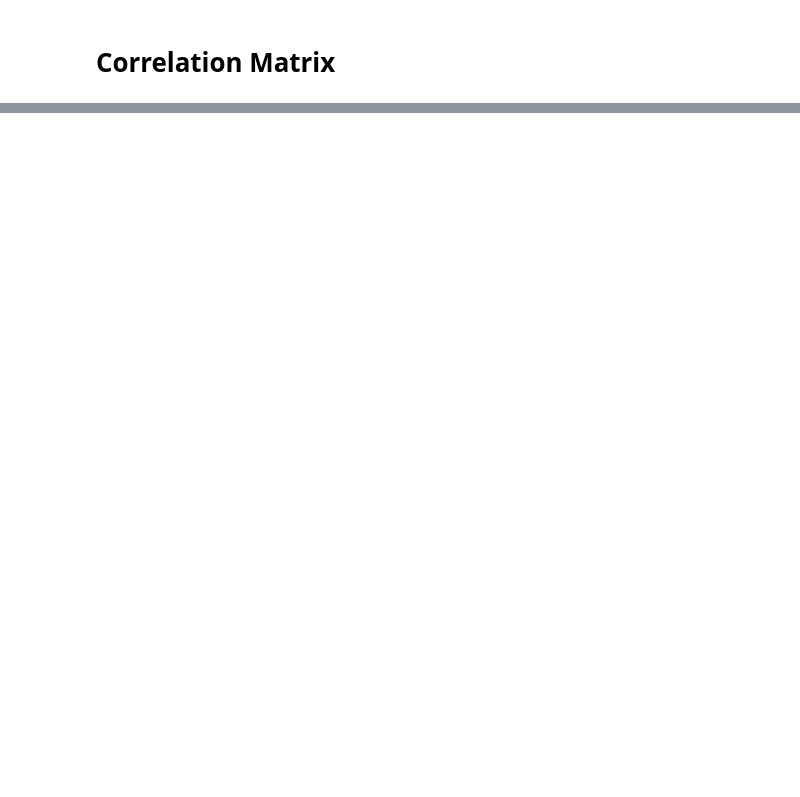
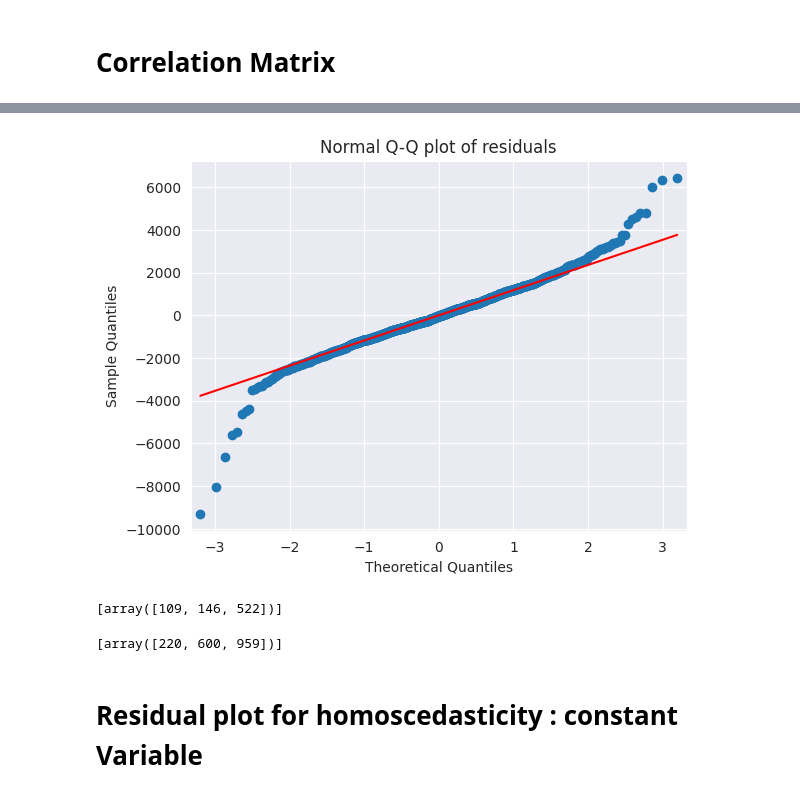
Before and after one commit to CM-007/DS_ASS, a Jupyter notebook: Ass05_Toyota_Corolla(MLL).ipynb, the cells around one changed output, grey strips where cells are left out. Cells and saved outputs as stored; diff of their text form; code cells hidden in the pictures; blank space fills up the shorter version.

```diff
--- a/Ass05_Toyota_Corolla(MLL).ipynb
+++ b/Ass05_Toyota_Corolla(MLL).ipynb
@@ -109,0 +128,3 @@ data.corr()
+# %%
+sns.set_style(style='darkgrid')
+sns.pairplot(data)
@@ -109,0 +136,2 @@ data.corr()
+# %%
+model = smf.ols('Price~Age+KM+HP+CC+Doors+Gears+QT+WT',data = data).fit()
@@ -109,0 +299,18 @@ data.corr()
+# %%
+# 2) Residual Analysis (Finding outliers)
+# Test for Normality of Residuals (Q-Q Plot) using residual model (model.resid)
+sm.qqplot(model.resid,line='q') # 'q' - A line is fit through the quartiles # line = '45'- to draw the 45-degree diagonal line
+plt.title("Normal Q-Q plot of residuals")
+plt.show()
+# %% [output]
+[figure, added]
+# %%
+list(np.where(model.resid>6000))  # outliar detection from above QQ plot of residuals
+# %% [output]
+[array([109, 146, 522])]
+# %%
+list(np.where(model.resid<-6000))
+# %% [output]
+[array([220, 600, 959])]
+# %% [markdown]
+# **Residual plot for homoscedasticity : constant Variable**
```
Also changed, not shown: parts of 56 cells of this notebook.
